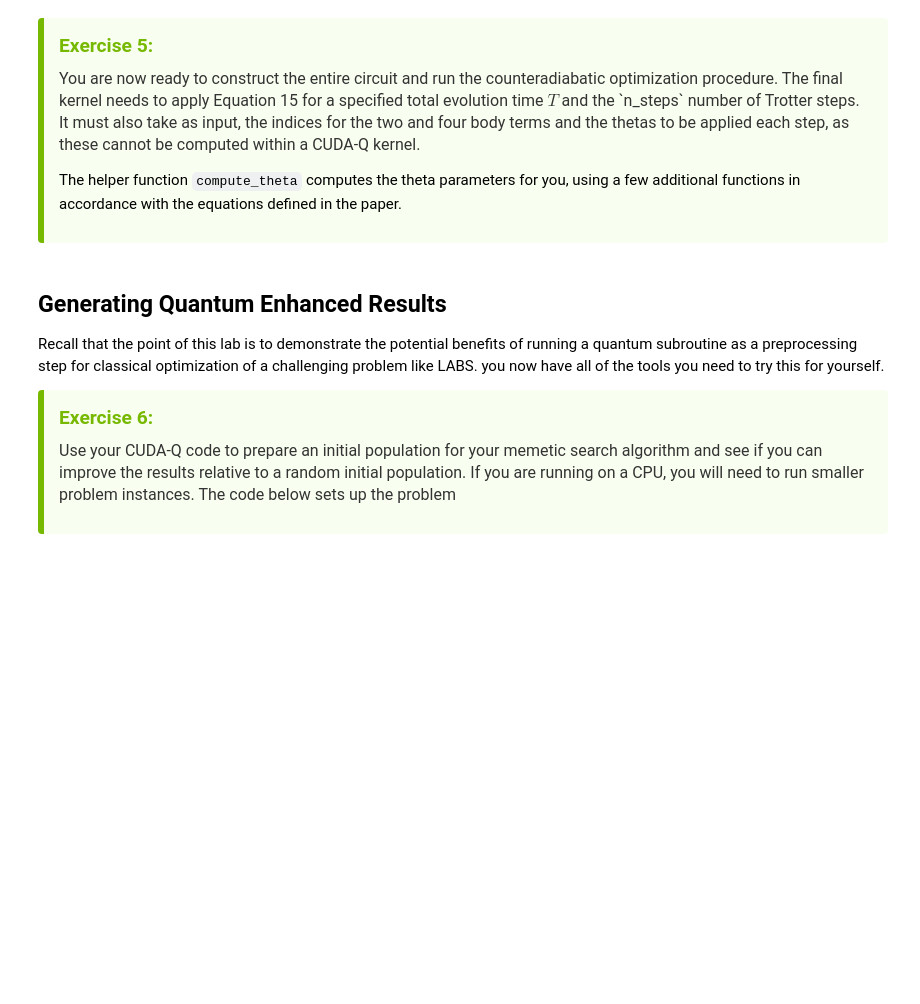
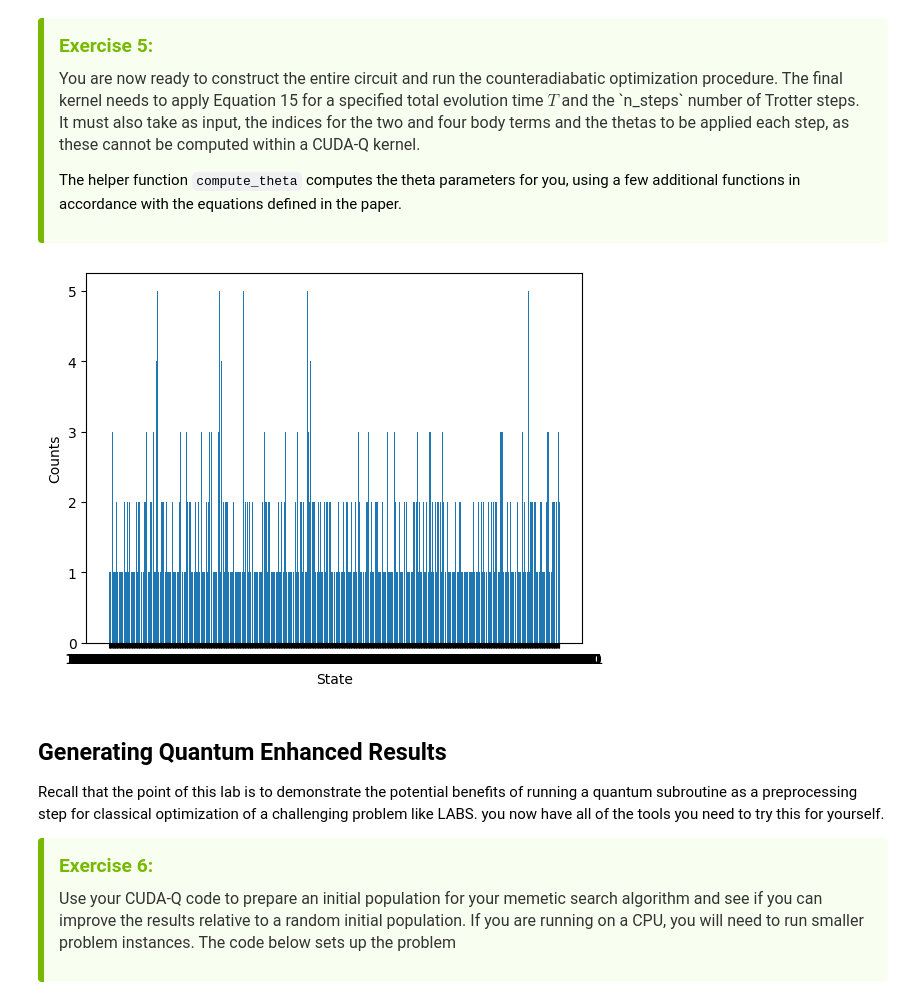
Before and after one commit to musfarmuhamed/NVIDIA-SOLO, a Jupyter notebook: tutorial_notebook/SOLO_01_quantum_enhanced_optimization_LABS.ipynb, the cells around one changed output. Cells and saved outputs as stored; diff of their text form; code cells hidden in the pictures; blank space fills up the shorter version.

```diff
--- a/tutorial_notebook/SOLO_01_quantum_enhanced_optimization_LABS.ipynb
+++ b/tutorial_notebook/SOLO_01_quantum_enhanced_optimization_LABS.ipynb
@@ -692,7 +692,7 @@ def trotterized_circuit(N: int, G2: list[list[int]], G4: list[list[int]], steps:
 T = 1.0           # Total time
 n_steps = 1       # Number of Trotter steps
 dt = T / n_steps
-N = 20
+N = 10
 G2, G4 = get_interactions(N)
 
 thetas = []
@@ -705,13 +705,18 @@ for step in range(1, n_steps + 1):
 counts = cudaq.sample(trotterized_circuit, N, G2, G4, n_steps, dt, T, thetas)
 
 # Display the resulting bitstring distribution
-print(counts)
+#print(counts)
 # %%
+result = {}
+for bitstring, count in counts.items():
+    result[bitstring]= count
 
-plt.bar(counts.keys(), counts.values())
+plt.bar(result.keys(), result.values())
 plt.xlabel('State')
 plt.ylabel('Counts')
 plt.show()
+# %% [output]
+[figure, added]
 # %% [markdown]
 ## Generating Quantum Enhanced Results
 
```
Also changed, not shown: parts of 5 cells of this notebook, 1 other file.
